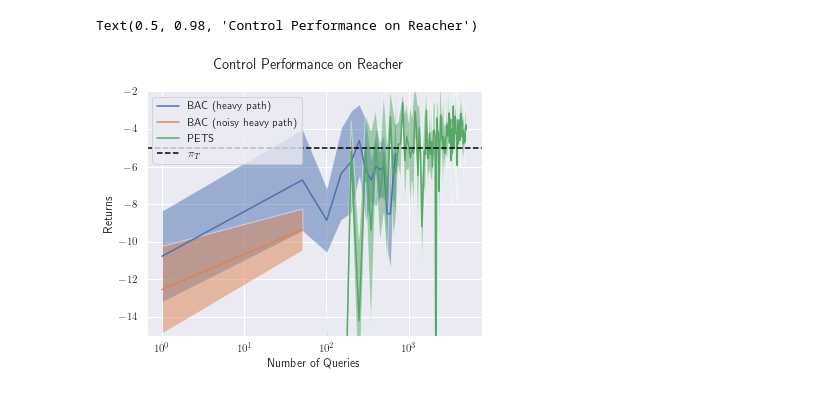
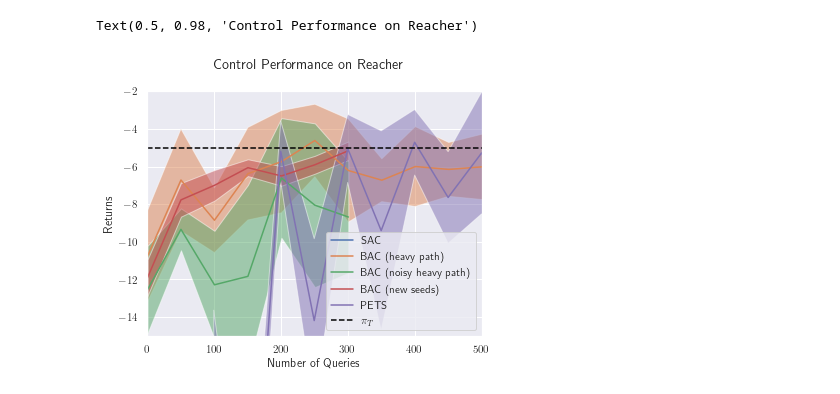
Before and after one commit to fusion-ml/trajectory-information-rl, a Jupyter notebook: notebooks/plot_returns.ipynb, the cells around one changed output. Drawn from its saved outputs; the diff is of its cells as text; code cells hidden in the pictures.

```diff
--- a/notebooks/plot_returns.ipynb
+++ b/notebooks/plot_returns.ipynb
@@ -56,11 +58,12 @@ lava_paths = {
 reacher_paths = {
         # 'BAC (uniform)': 'bac_reacher_2021-09-01/17-14-04/',
         # 'BAC (path sampling)': 'bac_reacher_rand_2021-09-01/17-14-02/',
-        #'SAC': 'sac_reacher_2021-09-02/22-41-22/',
+        'SAC': 'sac_reacher_2021-09-02/22-41-22/',
         # 'BAC (ARD)': 'ard_reacher_bac_2021-09-18/14-59-33/',
         # 'BAC (periodic ARD)':'reacher_periodic_bac_2021-09-18/15-26-28/',
         'BAC (heavy path)': 'bac_reacher_heavy_paths_2021-09-27/09-48-01/',
         'BAC (noisy heavy path)': 'bac_reacher_noisy_heavy_path_2021-09-29/13-21-31',
+        'BAC (new seeds)': 'bac_reacher_2021-09-29/10-38-12/',
         # 'Random (ARD)': 'random_reacher_2021-09-20/13-28-12/',
         'PETS': 'pets_reacher_2021-09-22/23-07-34/',
 }
@@ -82,6 +85,7 @@ reacher_tight_paths = {
         'BAC (heavy hypers)': 'bac_reacher_tight_heavy_hypers_2021-09-25/10-58-04/',
         'BAC (heavy path)': 'bac_reacher_tight_heavy_paths_2021-09-26/14-38-26/',
         'PETS': 'pets_reacher_tight_2021-09-22/18-59-17/',
+        'PETS': ''
         # 'SAC': 'sac_reacher_tight_2021-09-22/18-34-13/',
         # 'TD3': 'td3_reacher_tight_2021-09-22/15-24-00/',
         # 'PPO': 'ppo_reacher_tight_2021-09-22/15-25-08/',
@@ -151,14 +155,18 @@ def process_baseline_seeds(path):
     returns = []
     for i in range(5):
         seed_path = path / f"seed_{i}" / "progress.csv"
+        if not seed_path.exists():
+            continue
         data_res = pd.read_csv(seed_path)
         returns.append(data_res["evaluation/Returns Mean"])
         if i == 0:
             data['Eval ndata'] = data_res['exploration/num steps total']
+    if len(returns) == 0:
+        return {}
     returns = np.vstack(returns)
 
     data['Eval Mean Returns'] = returns.mean(axis=0)
-    data['Eval Std Returns'] = returns.std(axis=0) / np.sqrt(5)
+    data['Eval Std Returns'] = returns.std(axis=0) / np.sqrt(returns.shape[0])
     data['Eval Seed Returns'] = returns
     return data
 # %%
@@ -192,7 +200,9 @@ for key, path in paths.items():
     baseline_seed_path = baseline_path / path /'seed_0'
     if baseline_seed_path.exists():
         if True:
-            data[key] = process_baseline_seeds(baseline_path / path)
+            val = process_baseline_seeds(baseline_path / path)
+            if len(val) == 0:
+                continue
         else:
             data[key] = process_baseline(baseline_seed_path)
         print(f"found seed data for {key}")
@@ -249,28 +262,28 @@ Text(0.5, 0.98, 'Control Performance on Reacher')
 # %%
 fig, ax = plt.subplots(figsize=(6, 4.5))
 for key, vals in data.items():
     rmean = vals["Eval Mean Returns"]
     rstderr = vals["Eval Std Returns"]
     ndata = vals['Eval ndata']
     ax.plot(ndata, rmean, label=key)
     ax.fill_between(ndata, rmean - rstderr, rmean + rstderr, alpha=0.5)
 ax.set_xlabel('Number of Queries')
 ax.set_ylabel('Returns')
 ax.axhline(gt_val, color='black', linestyle='--', label=r'$\pi_T$')
 ax.legend()
 if env_name == 'Lava Path':
     ax.set_ylim(-500, 0)
 if env_name == 'Beta Tracking':
     ax.set_ylim(-15, 0)
 if env_name == "Reacher (tight)" or env_name == "Reacher":
     ax.set_ylim(-15, -2)
-ax.set_xscale('log')
-# ax.set_xlim(0, 3000)
+# ax.set_xscale('log')
+ax.set_xlim(0, 500)
 
 fig.suptitle(f"Control Performance on {env_name}")
 # %% [output]
 Text(0.5, 0.98, 'Control Performance on Reacher')
-[figure, old version]
+[figure, new version]
 # %%
 print(f"Sample complexity of algorithms on {env_name}")
 for key, vals in data.items():
```
Also changed, not shown: parts of 6 cells of this notebook.
